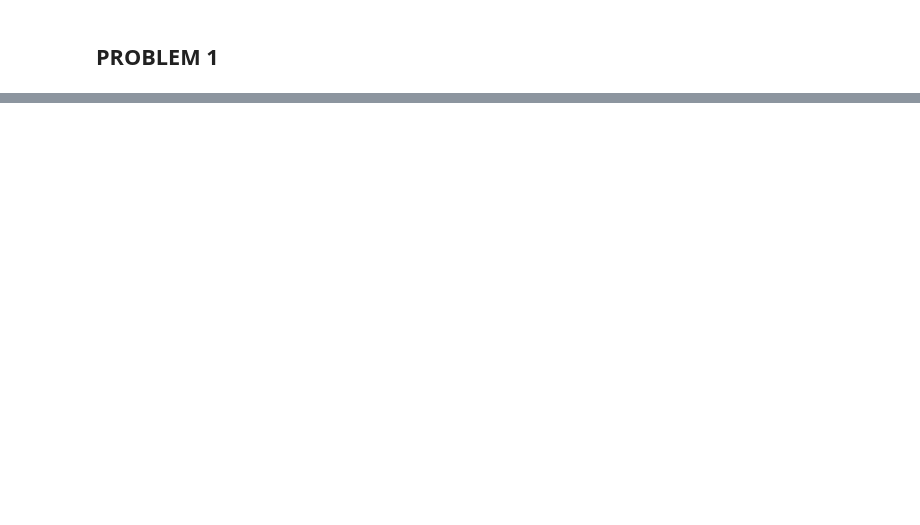
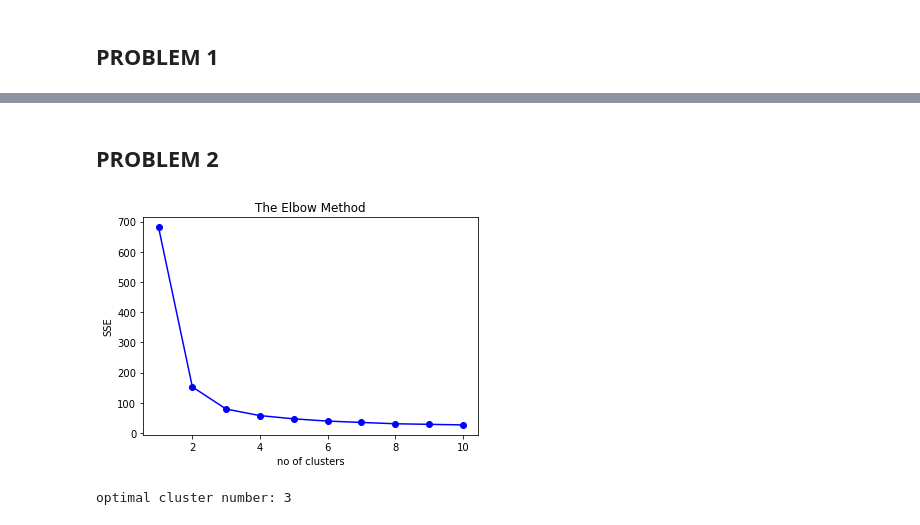
Before and after one commit to liwatts/AdvancedML, a Jupyter notebook: homework_1.ipynb, the cells around one changed output, grey strips where cells are left out. Drawn from its saved outputs; the diff is of its cells as text; code cells hidden in the pictures; blank space fills up the shorter version.

```diff
--- a/homework_1.ipynb
+++ b/homework_1.ipynb
@@ -84,0 +90,26 @@ for i in range(len(centroid_list)):
+# %% [markdown]
+## PROBLEM 2
+# %%
+iris = datasets.load_iris()
+
+x_iris = iris.data
+y_iris = iris.target
+
+sse=[]
+for i in range(1,11):
+    kmeans = KMeans(n_clusters= i)
+    kmeans.fit(x)
+    sse.append(kmeans.inertia_)
+# %%
+plt.plot(range(1,max_k), wcss, 'bo-')
+plt.title('The Elbow Method')
+plt.xlabel('no of clusters')
+plt.ylabel('SSE')
+plt.show()
+
+kl = KneeLocator(
+    range(1,11), sse, curve="convex", direction='decreasing')
+print("optimal cluster number:", kl.elbow)
+# %% [output]
+[figure, added]
+optimal cluster number: 3
```
Also changed, not shown: parts of 5 cells of this notebook.
